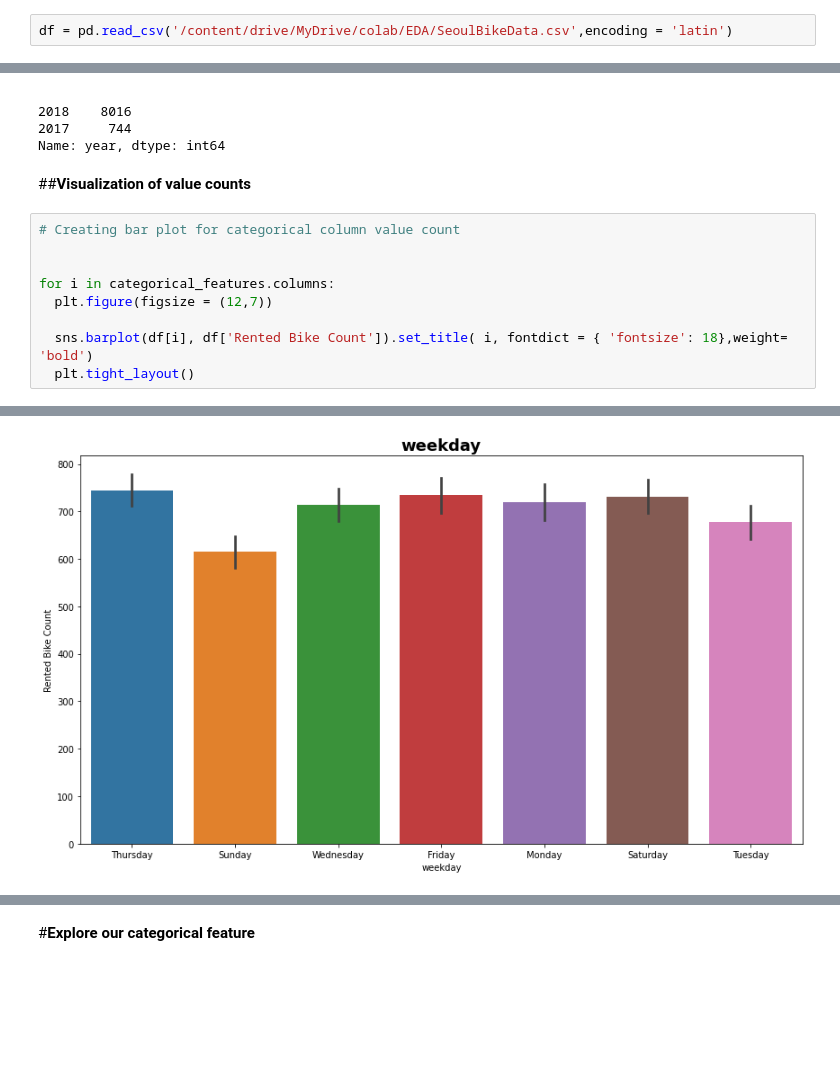
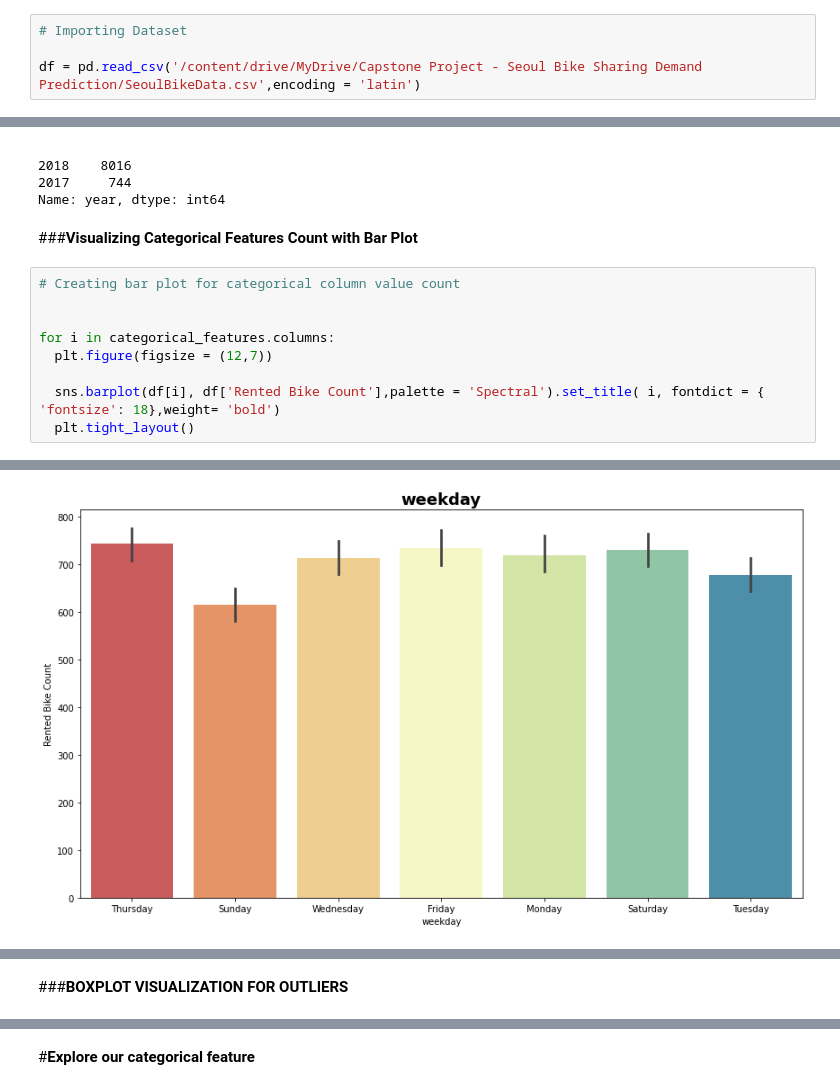
Before and after one commit to techsidh/seoul-bike-sharing-demand-prediction, a Jupyter notebook: Seoul_Bike_Sharing_Demand_Prediction.ipynb, the cells around one changed output, grey strips where cells are left out. Drawn from its saved outputs; the diff is of its cells as text; blank space fills up the shorter version.

```diff
--- a/Seoul_Bike_Sharing_Demand_Prediction.ipynb
+++ b/Seoul_Bike_Sharing_Demand_Prediction.ipynb
@@ -50,5 +57,7 @@ from sklearn.ensemble import RandomForestRegressor
 # %%
-df = pd.read_csv('/content/drive/MyDrive/colab/EDA/SeoulBikeData.csv',encoding = 'latin')
+# Importing Dataset
+
+df = pd.read_csv('/content/drive/MyDrive/Capstone Project - Seoul Bike Sharing Demand Prediction/SeoulBikeData.csv',encoding = 'latin')
 # %%
 # Lets look at their shapes respectively.
 print(" Shape of the resources dataframe is: " , df.shape)
@@ -236,8 +275,8 @@ Column name  :  Hour
 2018    8016
 2017     744
 Name: year, dtype: int64
-# %% [markdown]
-##**Visualization of value counts**
+# %% [markdown]
+###**Visualizing Categorical Features Count with Bar Plot**
 # %%
 # Creating bar plot for categorical column value count
 
@@ -245,6 +284,6 @@ Name: year, dtype: int64
 for i in categorical_features.columns:
   plt.figure(figsize = (12,7))
 
-  sns.barplot(df[i], df['Rented Bike Count']).set_title( i, fontdict = { 'fontsize': 18},weight= 'bold')
+  sns.barplot(df[i], df['Rented Bike Count'],palette = 'Spectral').set_title( i, fontdict = { 'fontsize': 18},weight= 'bold')
   plt.tight_layout()
 # %% [output]
@@ -255 +294 @@ for i in categorical_features.columns:
-[figure, old version]
+[figure, new version]
@@ -258,3 +297,5 @@ for i in categorical_features.columns:
+# %% [markdown]
+###**BOXPLOT VISUALIZATION FOR OUTLIERS**
 # %%
 # Checking Outliers of all Numeric Features with Seaborn Boxplot
 
```
Also changed, not shown: parts of 51 cells of this notebook.
